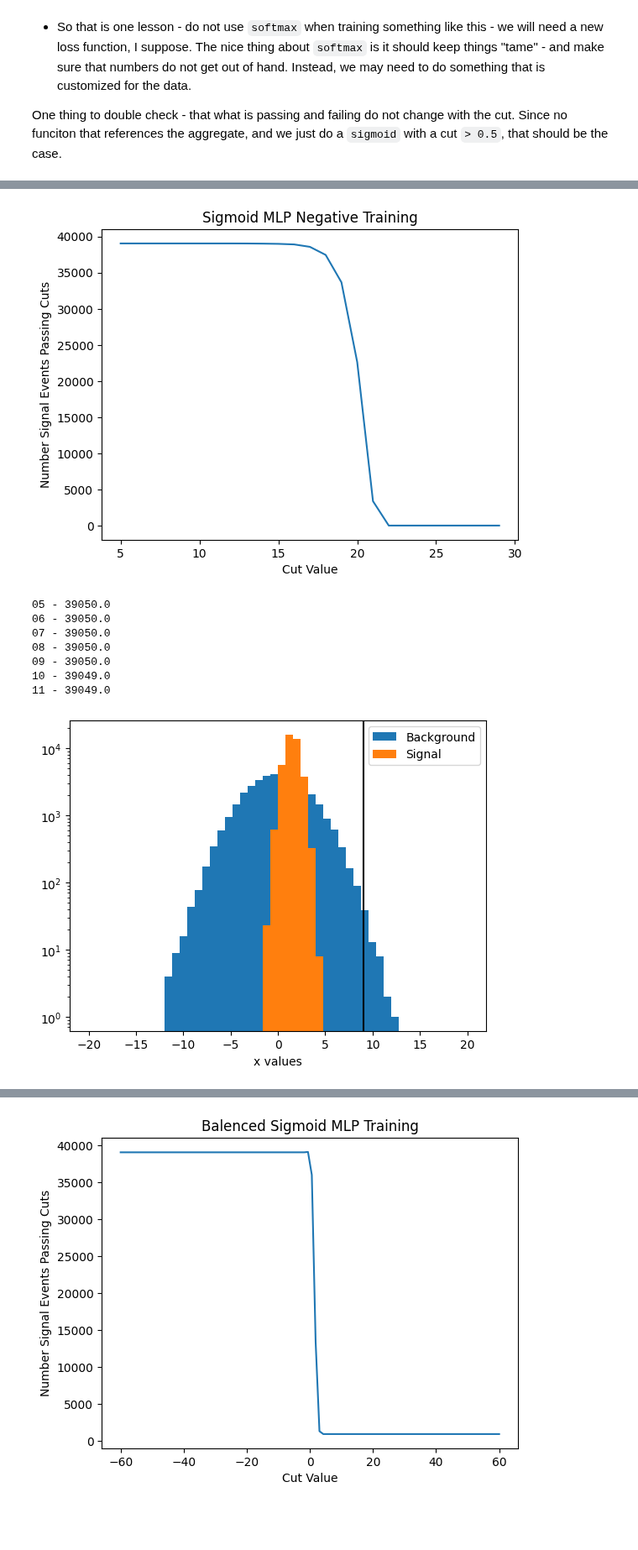
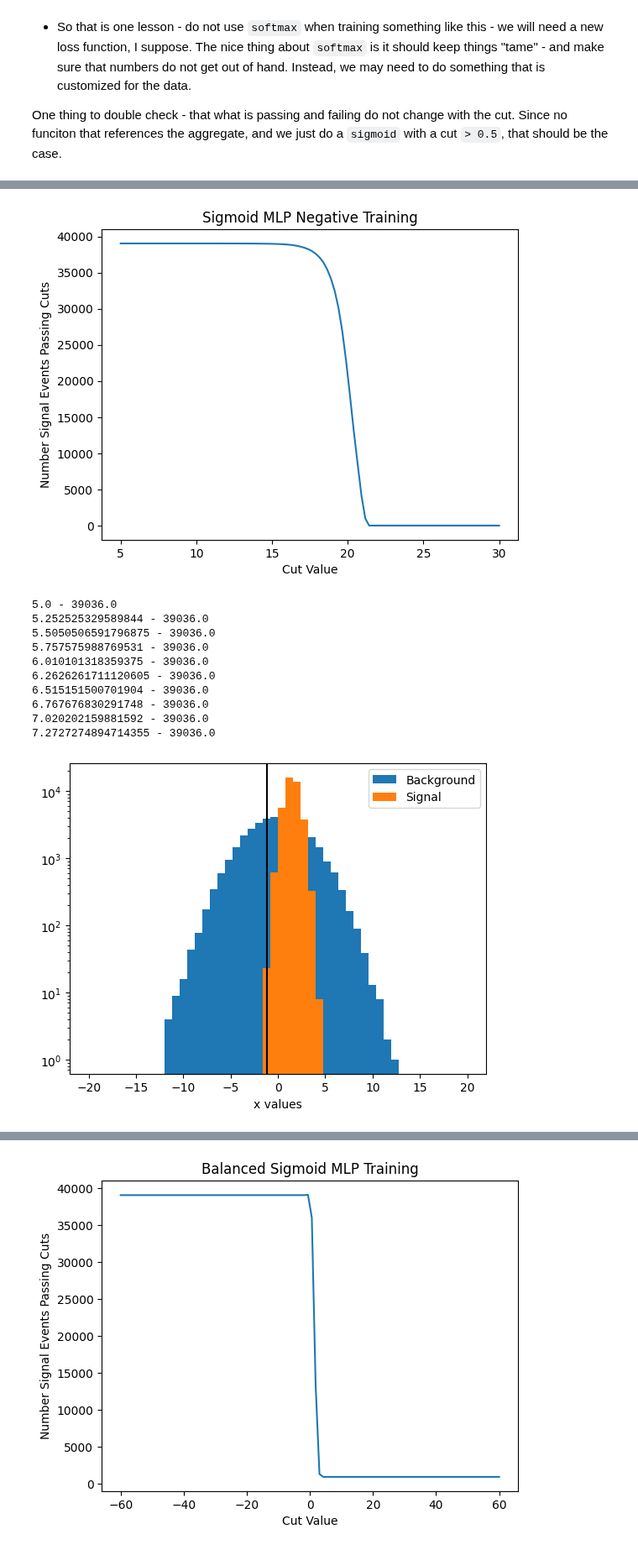
Before and after one commit to gordonwatts/diff-prog-intro, a Jupyter notebook: book/cut_then_nn.ipynb, the cells around one changed output, grey strips where cells are left out. Shown at 84% size. Drawn from its saved outputs; the diff is of its cells as text; code cells hidden in the pictures; blank space fills up the shorter version.

```diff
--- a/book/cut_then_nn.ipynb
+++ b/book/cut_then_nn.ipynb
@@ -12,7 +12,8 @@ from jax_helpers import erf, train
 import haiku as hk
 from typing import List, Optional
 from jax_training import Selection, train, loss_calc, default_loss
-from jax_cuts import cut_erf, cut_sigmoid, cut_sigmoid_balenced
+from jax_cuts import cut_erf, cut_sigmoid, cut_sigmoid_balanced
 from copy import deepcopy
 
 _ = plt.ion()
+jax.config.update('jax_platform_name', 'cpu')
@@ -472,26 +473,29 @@ plt.xlabel('Cut Value')
 plt.title('Sigmoid MLP Negative Training')
 plt.show()
 # %% [output]
-[figure, old version]
+[figure, new version]
 # %%
-for c, n in list(zip(cut_values, num_passing_values))[:7]:
+for c, n in list(zip(cut_values, num_passing_values))[:10]:
     print(f'{c:02} - {n}')
 # %% [output]
-05 - 39050.0
-06 - 39050.0
-07 - 39050.0
-08 - 39050.0
-09 - 39050.0
-10 - 39049.0
-11 - 39049.0
+5.0 - 39036.0
+5.252525329589844 - 39036.0
+5.5050506591796875 - 39036.0
+5.757575988769531 - 39036.0
+6.010101318359375 - 39036.0
+6.2626261711120605 - 39036.0
+6.515151500701904 - 39036.0
+6.767676830291748 - 39036.0
+7.020202159881592 - 39036.0
+7.2727274894714355 - 39036.0
 # %%
 common_args['range'] = (-20, 20)
 plt.hist(training_data[mask_background][:,0], label='Background', **common_args)
 plt.hist(training_data[mask_signal][:,0], label='Signal', **common_args)
 plt.legend()
 plt.yscale('log')
 plt.xlabel('x values')
-plt.axvline(x = 9.0, color='black')
+plt.axvline(x = -1.127, color='black')
 plt.show()
 # %% [output]
-[figure, old version]
+[figure, new version]
```
Also changed, not shown: parts of 45 cells of this notebook.
